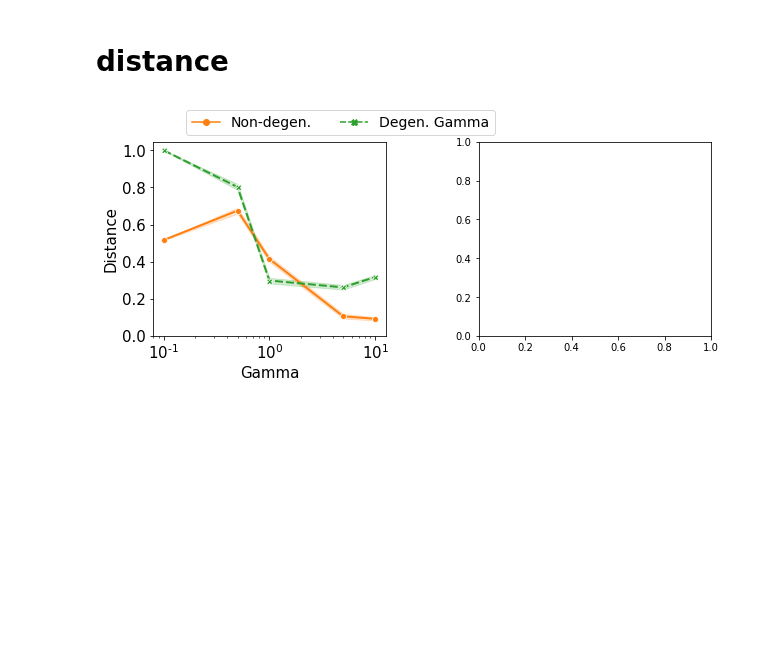
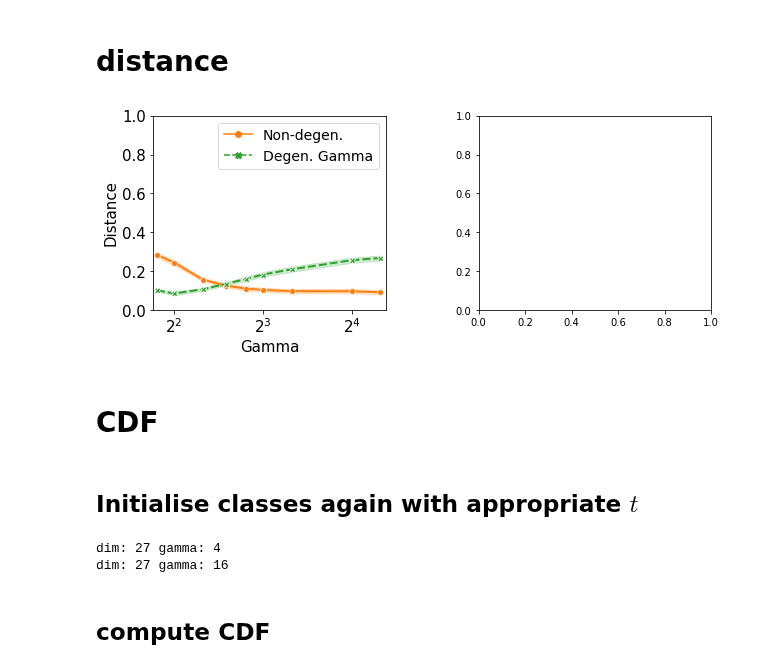
Before and after one commit to XingLLiu/u-stat-high-dim, a Jupyter notebook: high_dim/plot_gamma.ipynb, the cells around one changed output. Saved outputs shown, nothing was run; the diff lists cells and outputs as text; code cells hidden in the pictures; blank space fills up the shorter version.

```diff
--- a/high_dim/plot_gamma.ipynb
+++ b/high_dim/plot_gamma.ipynb
@@ -182,18 +381,19 @@ STATISTIC = "ksd"
 
 KERNEL = RBF
 
-DIR = "../res/high_dim/gamma_ksd"
+dims = [27]
+d = dims[0]
+
+gammas = [3.5, 4, 5, 6, 7, 8, 10, 16, 20]
+ns = [50] * len(dims)
+
+DIR = f"../res/high_dim/gamma_ksd_dim{d}_n{ns[0]}"
 SUFFIX = f"delta{DELTA}_r{BANDWIDTH_POWER}_{KERNEL.__name__}"
-# %%
-dims = [5]
-gammas = [0.01, 0.05, 0.1, 0.5, 1, 5, 10]
-
-ns = [50] * len(dims)
 # %%
 res_exact_list = []
 stats_res_list = []
 for g in gammas:
-    if g < 1.:
+    if int(g) != g:
         # load analytical res
         res = pd.read_csv(
             f"{DIR}/res_analytical_{SUFFIX}_gammaksd_{g}.csv",
@@ -280,42 +462,46 @@ labels = {
 
 dist_rep_df = pd.concat(dist_rep_list, ignore_index=True)
 dist_rep_df.replace(labels, inplace=True)
+# %%
+dist_rep_df = dist_rep_df.loc[dist_rep_df.gamma > 3]
 # %%
 figs, axes = plt.subplots(nrows=1, ncols=2, figsize=(10, 4))
 
 colors = ["C1", "C2"]
 
-# fixed n
 sns.lineplot(
     ax=axes[0],
     data=dist_rep_df.loc[dist_rep_df.name.isin(labels.values())],
     x="gamma",
     y="dist",
     hue="name",
     style="name",
     linewidth=2,
     markers=True,
     palette=colors,
 )
 
 axes[0].set_xlabel("Gamma", fontsize=15)
 axes[0].set_ylabel("Distance", fontsize=15)
-axes[0].set_ylim(bottom=0.)
-axes[0].set_xscale("log")
+axes[0].set_xlim(left=dist_rep_df.gamma.min()*0.97)
+axes[0].set_ylim(bottom=0., top=1.)
+axes[0].set_xscale("log", base=2)
 axes[0].tick_params(labelsize=15)
-axes[0].legend([],[], frameon=False)
+axes[0].legend(fontsize=14)
 
-axes[0].legend(
-    fontsize=14, bbox_to_anchor=(1.5, 1.2), ncol=4, #columnspacing=0.7, handletextpad=0.01
-)
+# axes[0].legend(
+#     fontsize=14, bbox_to_anchor=(1.5, 1.2), ncol=4, #columnspacing=0.7, handletextpad=0.01
+# )
 # axes[2].legend(
 #     fontsize=14, bbox_to_anchor=(1., 1.), #columnspacing=0.7, handletextpad=0.01
 # )
 
 plt.subplots_adjust(
     top=.8,
     wspace=0.4,
 )
 # plt.savefig(f"../figs/high_dim/dist_gamma_{STATISTIC}_{KERNEL.__name__}.pdf", bbox_inches="tight")
 # %% [output]
-[figure, old version]
+[figure, new version]
+# %% [markdown]
+# CDF
@@ -321,0 +517,30 @@ plt.subplots_adjust(
+# %% [markdown]
+## Initialise classes again with appropriate $t$
+# %%
+# degenerate
+ts_degen = res_exact_list[g_degen_ind].loc[d, "expectation"] * np.linspace(-0.5, 2.5, 101)
+lim_res_degen = initialize_class(
+    g_ind=g_degen_ind,
+    gammas=gammas,
+    res_exact_list=res_exact_list,
+    stats_res_list=stats_res_list,
+    ts=ts_degen,
+)
+
+# non-degenerate
+ts_nondegen = res_exact_list[g_nondegen_ind].loc[d, "expectation"] * np.linspace(0.5, 1.5, 101)
+lim_res_nondegen = initialize_class(
+    g_ind=g_nondegen_ind,
+
+    gammas=gammas,
+    res_exact_list=res_exact_list,
+    stats_res_list=stats_res_list,
+    ts=ts_nondegen,
+)
+
+lim_res_list_cdf = [lim_res_degen, lim_res_nondegen]
+# %% [output]
+dim: 27 gamma: 4
+dim: 27 gamma: 16
+# %% [markdown]
+## compute CDF
```
Also changed, not shown: parts of 21 cells of this notebook, 8 other files.
